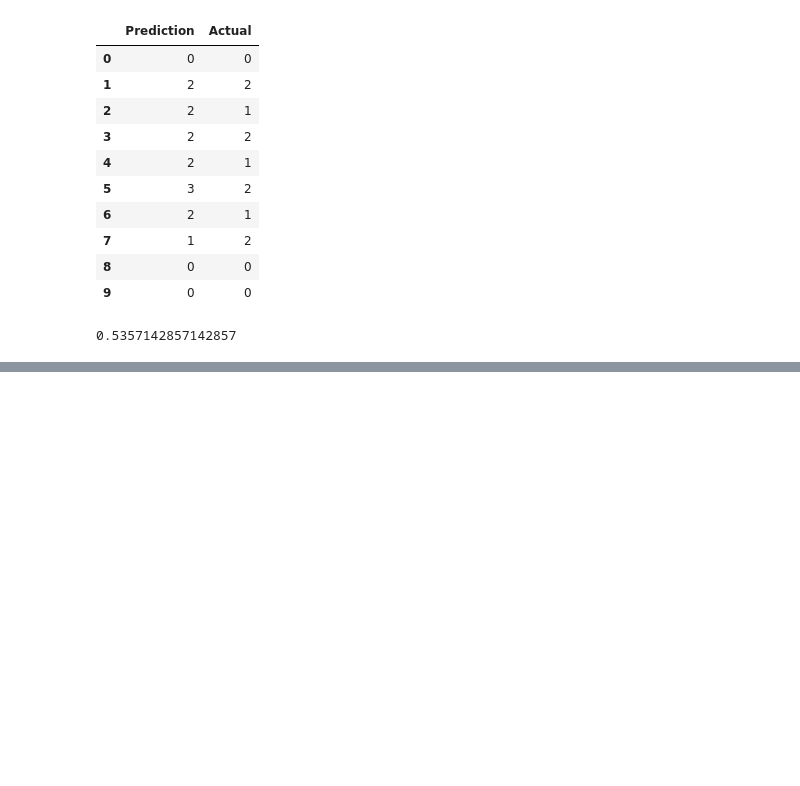
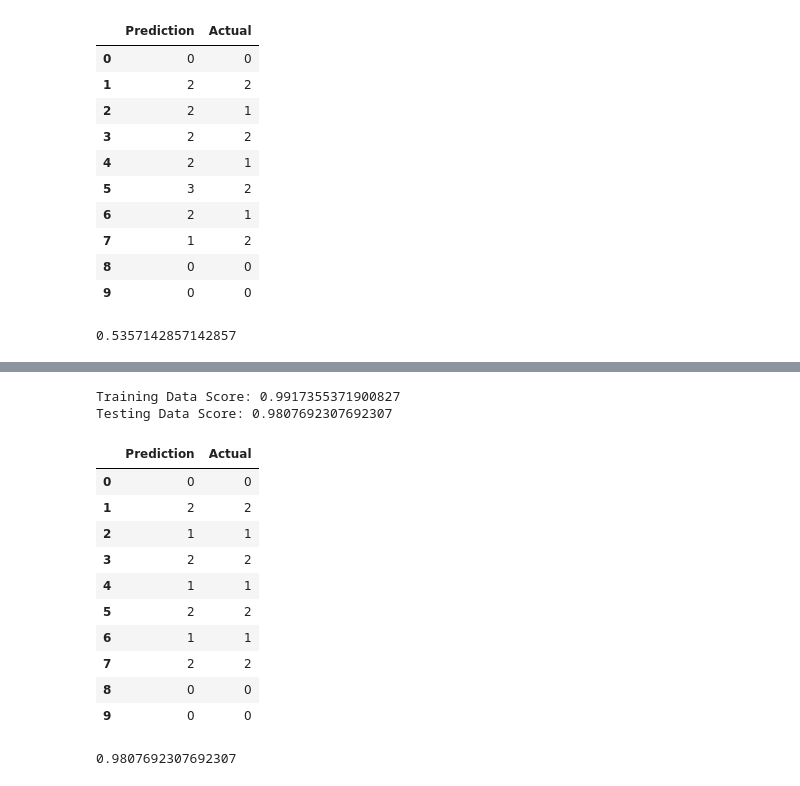
Before and after one commit to AGTrainor/Project_4, a Jupyter notebook: Group_Proj_4/Save_The_Bees Model.ipynb, the cells around one changed output, grey strips where cells are left out. Cells and saved outputs as stored; diff of their text form; code cells hidden in the pictures; blank space fills up the shorter version.

```diff
--- a/Group_Proj_4/Save_The_Bees Model.ipynb
+++ b/Group_Proj_4/Save_The_Bees Model.ipynb
@@ -181,2 +196,2 @@ IndentationError: unexpected indent (425144886.py, line 3)
 # %%
-## classifier.fit(X_train, y_train)
+classifier.fit(X_train, y_train)
@@ -183,9 +207,26 @@ IndentationError: unexpected indent (425144886.py, line 3)
 # %%
-## print(f"Training Data Score: {classifier.score(X_train, y_train)}")
-## print(f"Testing Data Score: {classifier.score(X_test, y_test)}")
+print(f"Training Data Score: {classifier.score(X_train, y_train)}")
+print(f"Testing Data Score: {classifier.score(X_test, y_test)}")
+# %% [output]
+Training Data Score: 0.9917355371900827
+Testing Data Score: 0.9807692307692307
 # %%
-## predictions = classifier.predict(X_test)
-## results = pd.DataFrame({"Prediction": predictions, "Actual": y_test}).reset_index(drop=True)
-## results.head(10)
+predictions = classifier.predict(X_test)
+results = pd.DataFrame({"Prediction": predictions, "Actual": y_test}).reset_index(drop=True)
+results.head(10)
+# %% [output]
+|  | Prediction | Actual |
+| 0 | 0 | 0 |
+| 1 | 2 | 2 |
+| 2 | 1 | 1 |
+| 3 | 2 | 2 |
+| 4 | 1 | 1 |
+| 5 | 2 | 2 |
+| 6 | 1 | 1 |
+| 7 | 2 | 2 |
+| 8 | 0 | 0 |
+| 9 | 0 | 0 |
 # %%
-## accuracy_score(y_test, predictions)
+accuracy_score(y_test, predictions)
+# %% [output]
+0.9807692307692307
```
Also changed, not shown: parts of 9 cells of this notebook.
